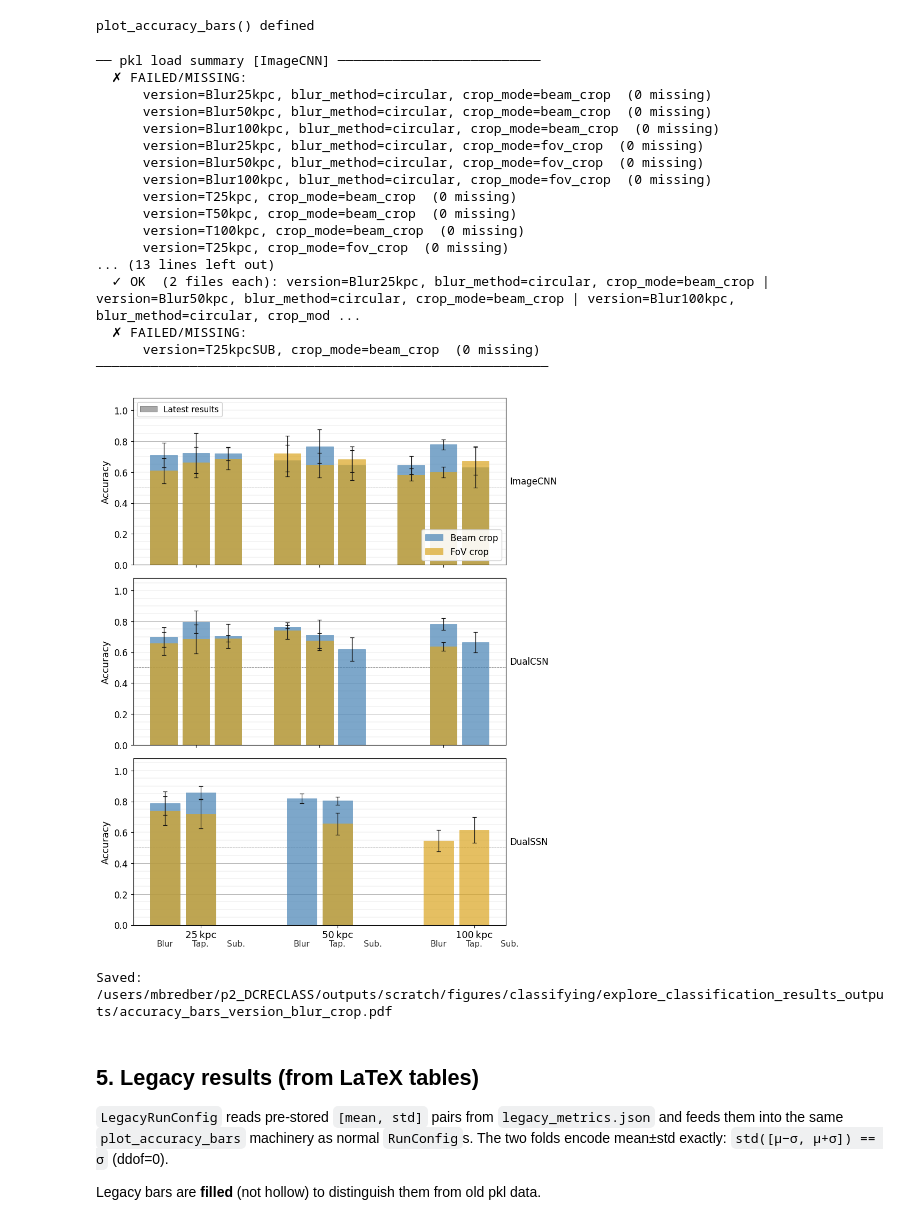
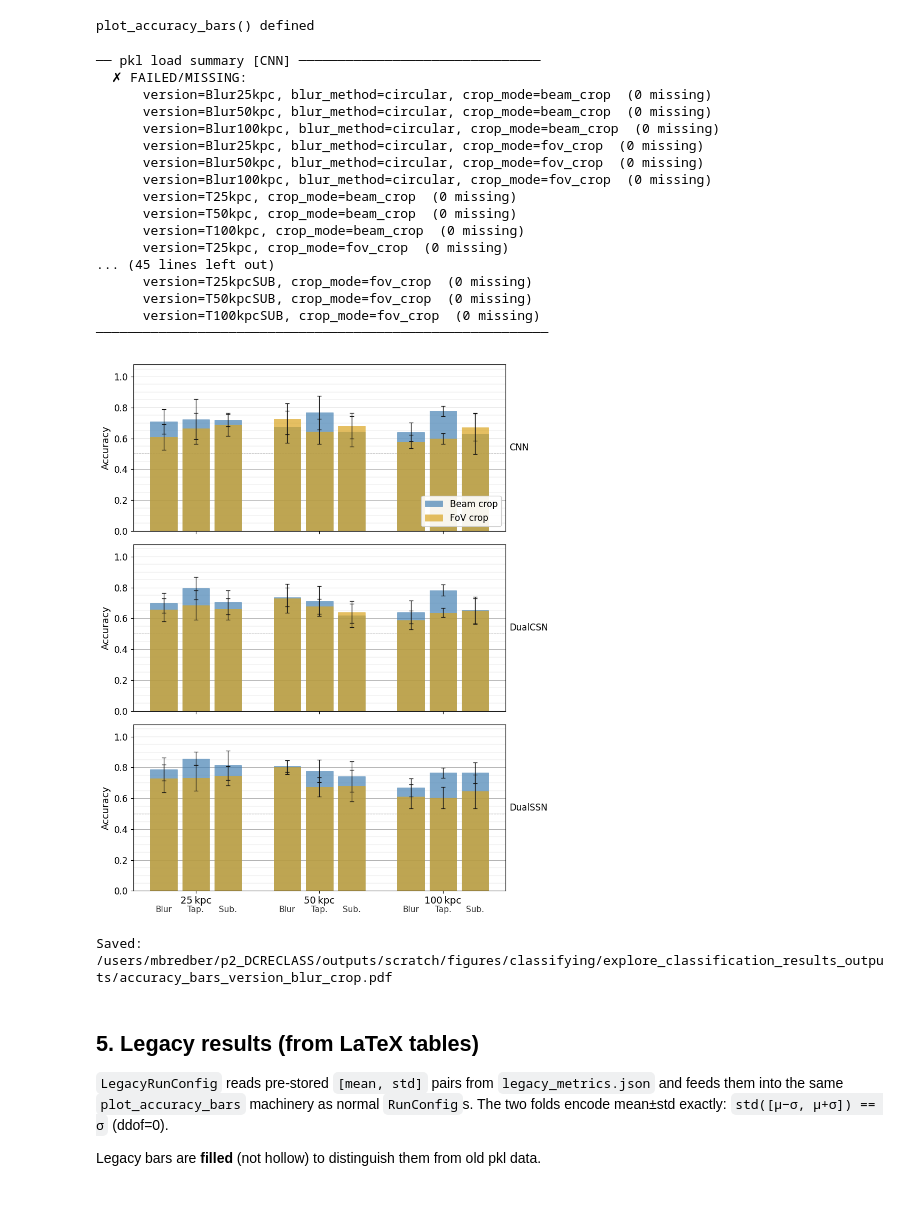
Before and after one commit to MarkusBredberg/dcreclass, a Jupyter notebook: notebooks/explore_classification_results.ipynb, the cells around one changed output. Cells and saved outputs as stored; diff of their text form; code cells hidden in the pictures.

Commit message:
Added SimpleScatterNet & Fixed ref. plotting

```diff
--- a/notebooks/explore_classification_results.ipynb
+++ b/notebooks/explore_classification_results.ipynb
@@ -292,8 +292,18 @@ def load_run(cfg, verbose: bool = True) -> dict:
         'cluster_std_dev':  'std_devs',
     }
 
+    # Auto-discover subset sizes from metrics_dir so dataset_sizes need not be exact
+    import glob as _g_ss, re as _re_ss
+    _disc_ss = set()
+    for _f in _g_ss.glob(os.path.join(cfg.metrics_dir, '*.pkl')):
+        _m = _re_ss.search(r'_ss(\d+(?:\.\d+)?)', os.path.basename(_f))
+        if _m: _disc_ss.add(int(round_to_1(float(_m.group(1)))))
+    _sizes = {f: sorted(set(cfg.dataset_sizes.get(f, [])) | _disc_ss)
+              for f in cfg.folds}
+
+    _loaded_paths: set = set()
     for experiment, fold in itertools.product(range(cfg.num_experiments), cfg.folds):
-        for subset_size in cfg.dataset_sizes[fold]:
+        for subset_size in _sizes[fold]:
             path = cfg.find_pkl(fold, subset_size, experiment)
 
             if path is None:
@@ -301,6 +311,9 @@ def load_run(cfg, verbose: bool = True) -> dict:
                     print(f'  [miss] no file found for fold={fold}, subset={subset_size}, exp={experiment}')
                 failed += 1
                 continue
+            if path in _loaded_paths:
+                continue
+            _loaded_paths.add(path)
 
             # Detect whether find_pkl() fell back to old_metrics_dir.
             # os.path.abspath normalises both sides before comparing.
@@ -739,8 +752,9 @@ def make_runs(
     num_experiments: int = 3,
 ) -> List[Tuple[str, RunConfig]]:
     """Build runs_to_compare from all combinations of crop_mode × classifier."""
+    _display = {'ImageCNN': 'CNN'}
     return [
-        (f'{crop}_{clf}', RunConfig(
+        (f'{crop}_{_display.get(clf, clf)}', RunConfig(
             crop_mode       = crop,
             classifier      = clf,
             version         = version,
@@ -1340,9 +1370,10 @@ plot_accuracy_bars() defined
 #                                             fallback (LegacyRunConfig) fills
 #                                             in any bar where primary has no data
 #
-DISTINGUISH_RESULT_VERSIONS  = True
+DISTINGUISH_RESULT_VERSIONS  = False
 RESULT_VERSION_PRIORITY      = ['latest']
 SHOW_RADIOUNET               = False
+SHOW_N_FILES                 = False
 
 fig = plot_accuracy_bars(
     base_cfg = None,
@@ -1354,8 +1385,9 @@ fig = plot_accuracy_bars(
     distinguish_result_versions = DISTINGUISH_RESULT_VERSIONS,
     result_version_priority     = RESULT_VERSION_PRIORITY,
     show_radiounet_ref          = SHOW_RADIOUNET,
+    show_n_files                = SHOW_N_FILES,
     classifiers = [
-        ('ImageCNN',
+        ('CNN',
             RunConfig(classifier='ImageCNN', folds=list(range(10)), num_experiments=3)),
         ('DualCSN',
             RunConfig(classifier='DualCSN', folds=list(range(10)), num_experiments=3),
@@ -1363,37 +1395,37 @@ fig = plot_accuracy_bars(
                                            folds=list(range(10)), num_experiments=3),
              'pixel_crop': LegacyRunConfig(classifier='DualCSN', section='pixel_cropping',
                                            folds=list(range(10)), num_experiments=3)}),
         ('DualSSN',
             RunConfig(classifier='DualSSN', folds=list(range(10)), num_experiments=3),
             {'beam_crop':  LegacyRunConfig(classifier='DualSSN', section='beam_cropping',
                                            folds=list(range(10)), num_experiments=3),
              'pixel_crop': LegacyRunConfig(classifier='DualSSN', section='pixel_cropping',
                                            folds=list(range(10)), num_experiments=3)}),
     ],
 )
 
 _fname = os.path.join(OUTPUT_DIR, 'accuracy_bars_version_blur_crop.pdf')
 fig.savefig(_fname, bbox_inches='tight')
 plt.show()
 plt.close()
 print('Saved:', _fname)
 # %% [output]
-── pkl load summary [ImageCNN] ──────────────────────────
+── pkl load summary [CNN] ───────────────────────────────
   ✗ FAILED/MISSING:
       version=Blur25kpc, blur_method=circular, crop_mode=beam_crop  (0 missing)
       version=Blur50kpc, blur_method=circular, crop_mode=beam_crop  (0 missing)
       version=Blur100kpc, blur_method=circular, crop_mode=beam_crop  (0 missing)
       version=Blur25kpc, blur_method=circular, crop_mode=fov_crop  (0 missing)
       version=Blur50kpc, blur_method=circular, crop_mode=fov_crop  (0 missing)
       version=Blur100kpc, blur_method=circular, crop_mode=fov_crop  (0 missing)
       version=T25kpc, crop_mode=beam_crop  (0 missing)
       version=T50kpc, crop_mode=beam_crop  (0 missing)
       version=T100kpc, crop_mode=beam_crop  (0 missing)
       version=T25kpc, crop_mode=fov_crop  (0 missing)
-... (13 lines left out)
-  ✓ OK  (2 files each): version=Blur25kpc, blur_method=circular, crop_mode=beam_crop | version=Blur50kpc, blur_method=circular, crop_mode=beam_crop | version=Blur100kpc, blur_method=circular, crop_mod ...
-  ✗ FAILED/MISSING:
-      version=T25kpcSUB, crop_mode=beam_crop  (0 missing)
+... (45 lines left out)
+      version=T25kpcSUB, crop_mode=fov_crop  (0 missing)
+      version=T50kpcSUB, crop_mode=fov_crop  (0 missing)
+      version=T100kpcSUB, crop_mode=fov_crop  (0 missing)
 ──────────────────────────────────────────────────────────
-[figure, old version]
+[figure, new version]
 Saved: /users/mbredber/p2_DCRECLASS/outputs/scratch/figures/classifying/explore_classification_results_outputs/accuracy_bars_version_blur_crop.pdf
```
Also changed, not shown: parts of 7 cells of this notebook, 7 other files.
